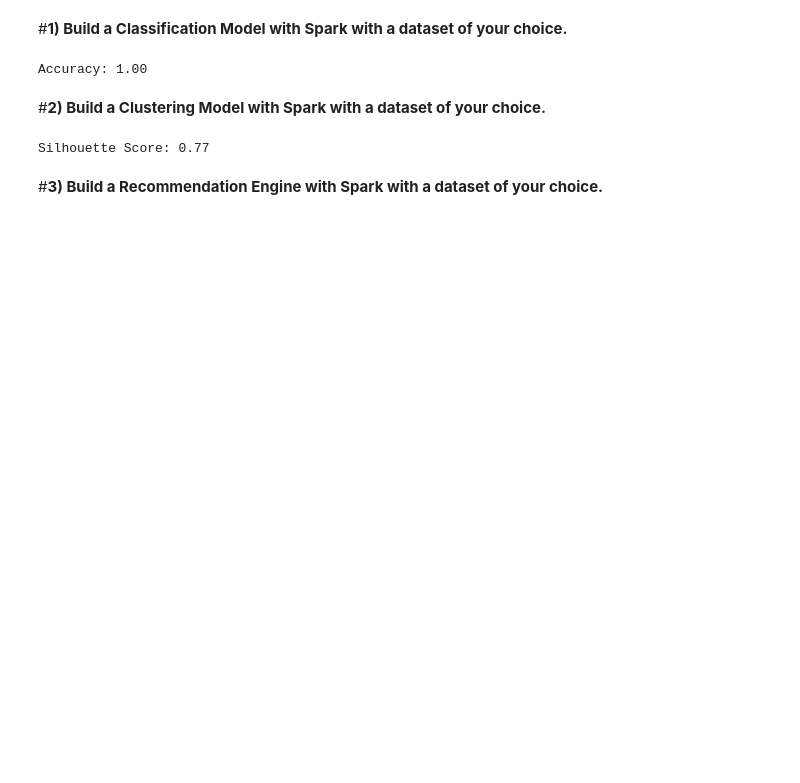
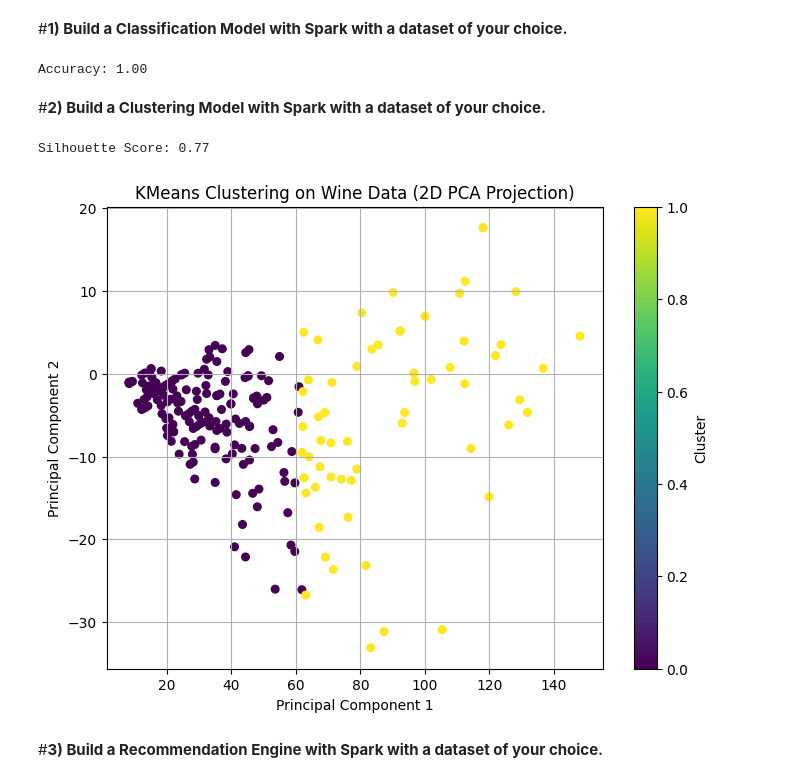
Before and after one commit to pravalika-n25/BDA, a Jupyter notebook: BDA_160122771011.ipynb, the cells around one changed output. Cells and saved outputs as stored; diff of their text form; code cells hidden in the pictures; blank space fills up the shorter version.

```diff
--- a/BDA_160122771011.ipynb
+++ b/BDA_160122771011.ipynb
@@ -81,39 +81,72 @@ Accuracy: 1.00
 # %% [markdown]
 #**2) Build a Clustering Model with Spark with a dataset of your choice.**
 # %%
+from pyspark.sql import SparkSession
 from pyspark.ml.clustering import KMeans
-from pyspark.ml.feature import VectorAssembler
+from pyspark.ml.feature import VectorAssembler, PCA
 from pyspark.ml import Pipeline
 from pyspark.ml.evaluation import ClusteringEvaluator
+import matplotlib.pyplot as plt
+
+#Initialize Spark session
+spark = SparkSession.builder \
+    .appName("WineKMeansClustering") \
+    .getOrCreate()
+
+#Load the data
+df = spark.read.csv('/content/WineQT (1).csv', header=True, inferSchema=True)
 
 #Prepare features and label columns (excluding 'quality' and 'Id')
 feature_columns = [col for col in df.columns if col not in ['quality', 'Id']]
 
 #Initialize VectorAssembler to create 'features' column
 assembler = VectorAssembler(inputCols=feature_columns, outputCol='features')
 
 #Initialize KMeans model (k=3, you can change k depending on the dataset)
 kmeans = KMeans(k=3, seed=1234, featuresCol='features', predictionCol='prediction')
 
 #Creating a pipeline with assembler and KMeans model
 pipeline = Pipeline(stages=[assembler, kmeans])
 
 #Splitting data into training and testing sets (80% training, 20% testing)
 train_data, test_data = df.randomSplit([0.8, 0.2], seed=1234)
 
 #Fit the pipeline model using the training data
 model = pipeline.fit(train_data)
 
-#Make predictions on the test data
+#Making predictions on the test data
 predictions = model.transform(test_data)
 
 #Evaluate the clustering performance using ClusteringEvaluator
 evaluator = ClusteringEvaluator(predictionCol='prediction', featuresCol='features')
-
 silhouette_score = evaluator.evaluate(predictions)
 print(f"Silhouette Score: {silhouette_score:.2f}")
+
+#Apply PCA to reduce to 2D for plotting
+pca = PCA(k=2, inputCol='features', outputCol='pcaFeatures')
+pca_model = pca.fit(predictions)
+pca_result = pca_model.transform(predictions)
+
+#Collecting data to Pandas for plotting
+pandas_df = pca_result.select('pcaFeatures', 'prediction').toPandas()
+
+#Extracting X, Y, and cluster labels
+x = pandas_df['pcaFeatures'].apply(lambda x: x[0])
+y = pandas_df['pcaFeatures'].apply(lambda x: x[1])
+labels = pandas_df['prediction']
+
+#Plotting
+plt.figure(figsize=(8, 6))
+scatter = plt.scatter(x, y, c=labels, cmap='viridis', s=30)
+plt.title("KMeans Clustering on Wine Data (2D PCA Projection)")
+plt.xlabel("Principal Component 1")
+plt.ylabel("Principal Component 2")
+plt.colorbar(scatter, label='Cluster')
+plt.grid(True)
+plt.show()
 # %% [output]
 Silhouette Score: 0.77
+[figure, added]
 # %% [markdown]
 #**3) Build a Recommendation Engine with Spark with a dataset of your choice.**
 # %%
```
Also changed, not shown: parts of 2 cells of this notebook.
